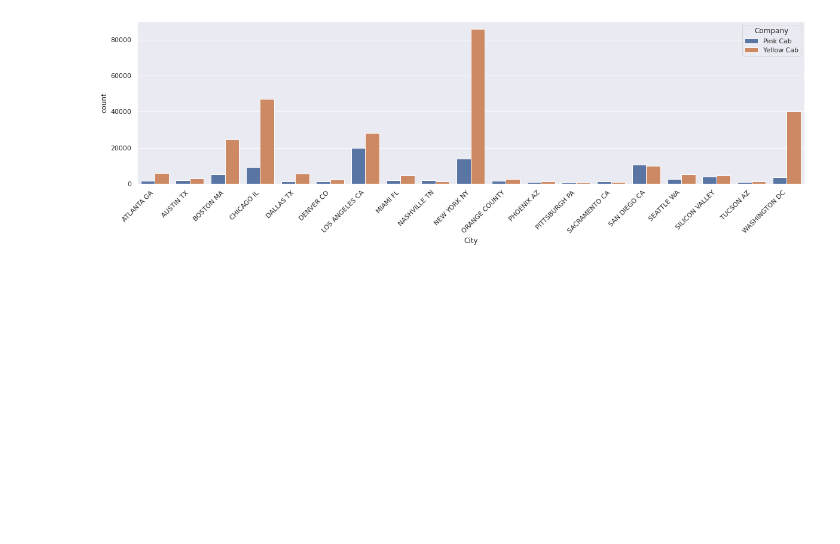
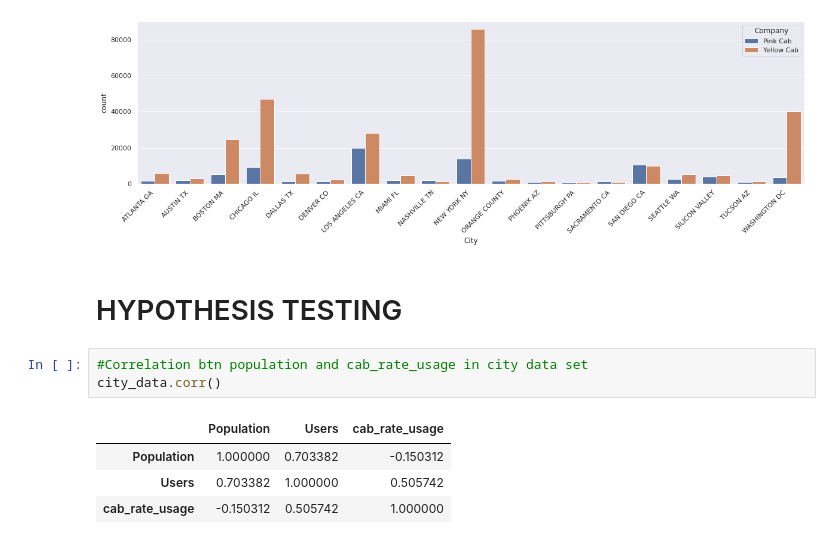
Before and after one commit to colinmburugu/DataSets, a Jupyter notebook: CABS.ipynb, the cells around one changed output. Drawn from its saved outputs; the diff is of its cells as text; blank space fills up the shorter version.

Commit message:
Hypothesis

```diff
--- a/CABS.ipynb
+++ b/CABS.ipynb
@@ -439,3 +426,13 @@ plt.xticks(rotation=45, horizontalalignment='right')
   Text(17, 0, 'TUCSON AZ'),
   Text(18, 0, 'WASHINGTON DC')])
 [figure]
+# %% [markdown]
+# HYPOTHESIS TESTING
+# %%
+#Correlation btn population and cab_rate_usage in city data set
+city_data.corr()
+# %% [output]
+|  | Population | Users | cab_rate_usage |
+| Population | 1.000000 | 0.703382 | -0.150312 |
+| Users | 0.703382 | 1.000000 | 0.505742 |
+| cab_rate_usage | -0.150312 | 0.505742 | 1.000000 |
```
Also changed, not shown: parts of 14 cells of this notebook.
